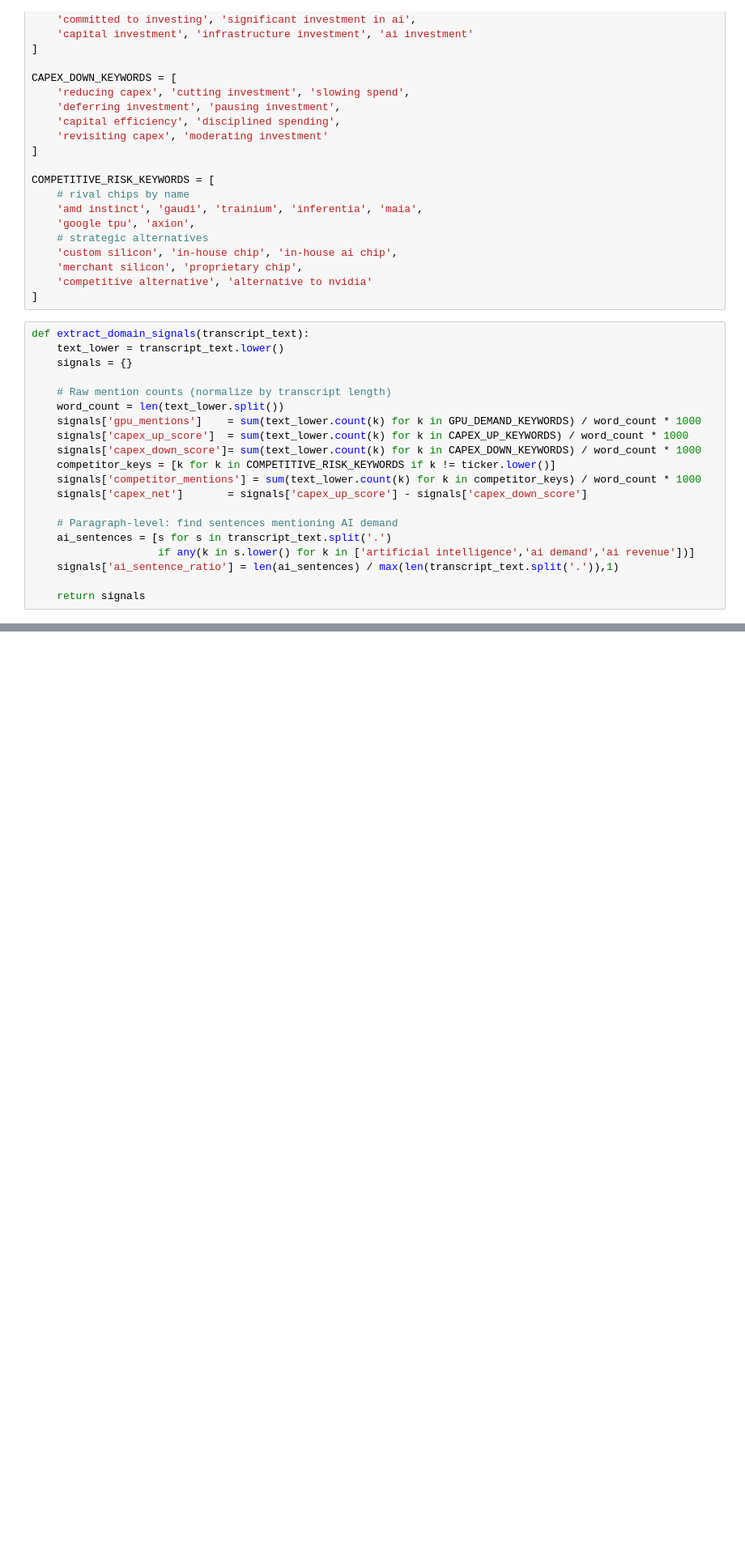
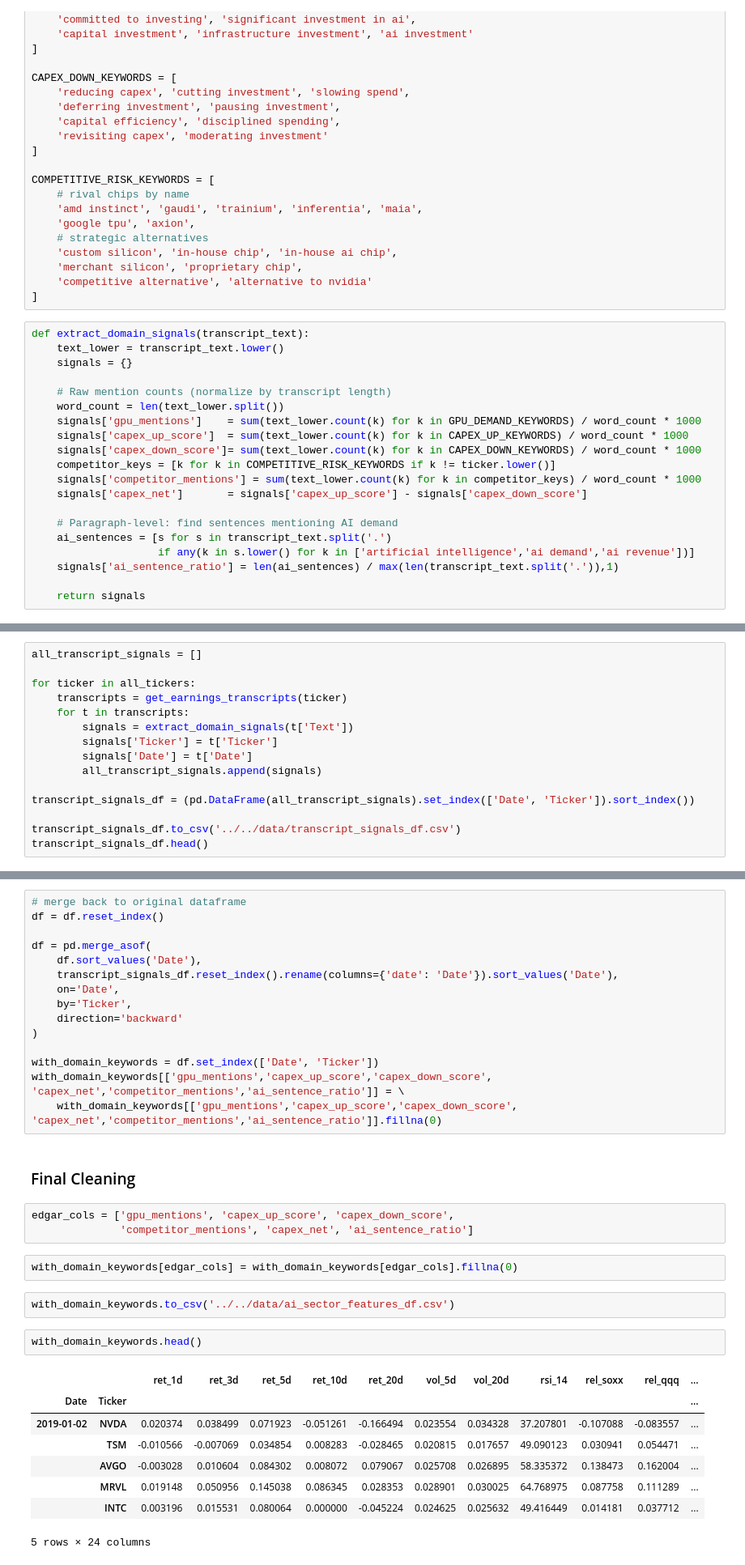
Before and after one commit to heiditam/ai_sector_signal_research, a Jupyter notebook: notebooks/cleaned/data_cleaning.ipynb, the cells around one changed output, grey strips where cells are left out. Shown at 81% size. Drawn from its saved outputs; the diff is of its cells as text; blank space fills up the shorter version.

```diff
--- a/notebooks/cleaned/data_cleaning.ipynb
+++ b/notebooks/cleaned/data_cleaning.ipynb
@@ -305,0 +349,15 @@ TypeError: str expected, not NoneType
+# %%
+all_transcript_signals = []
+
+for ticker in all_tickers:
+    transcripts = get_earnings_transcripts(ticker)
+    for t in transcripts:
+        signals = extract_domain_signals(t['Text'])
+        signals['Ticker'] = t['Ticker']
+        signals['Date'] = t['Date']
+        all_transcript_signals.append(signals)
+
+transcript_signals_df = (pd.DataFrame(all_transcript_signals).set_index(['Date', 'Ticker']).sort_index())
+
+transcript_signals_df.to_csv('../../data/transcript_signals_df.csv')
+transcript_signals_df.head()
@@ -305,0 +378,35 @@ TypeError: str expected, not NoneType
+# %%
+# merge back to original dataframe
+df = df.reset_index()
+
+df = pd.merge_asof(
+    df.sort_values('Date'),
+    transcript_signals_df.reset_index().rename(columns={'date': 'Date'}).sort_values('Date'),
+    on='Date',
+    by='Ticker',
+    direction='backward'
+)
+
+with_domain_keywords = df.set_index(['Date', 'Ticker'])
+with_domain_keywords[['gpu_mentions','capex_up_score','capex_down_score', 'capex_net','competitor_mentions','ai_sentence_ratio']] = \
+    with_domain_keywords[['gpu_mentions','capex_up_score','capex_down_score', 'capex_net','competitor_mentions','ai_sentence_ratio']].fillna(0)
+# %% [markdown]
+### Final Cleaning
+# %%
+edgar_cols = ['gpu_mentions', 'capex_up_score', 'capex_down_score',
+              'competitor_mentions', 'capex_net', 'ai_sentence_ratio']
+# %%
+with_domain_keywords[edgar_cols] = with_domain_keywords[edgar_cols].fillna(0)
+# %%
+with_domain_keywords.to_csv('../../data/ai_sector_features_df.csv')
+# %%
+with_domain_keywords.head()
+# %% [output]
+|  |  | ret_1d | ret_3d | ret_5d | ret_10d | ret_20d | vol_5d | vol_20d | rsi_14 | rel_soxx | rel_qqq | ... |
+| Date | Ticker |  |  |  |  |  |  |  |  |  |  | ... |
+| 2019-01-02 | NVDA | 0.020374 | 0.038499 | 0.071923 | -0.051261 | -0.166494 | 0.023554 | 0.034328 | 37.207801 | -0.107088 | -0.083557 | ... |
+|  | TSM | -0.010566 | -0.007069 | 0.034854 | 0.008283 | -0.028465 | 0.020815 | 0.017657 | 49.090123 | 0.030941 | 0.054471 | ... |
+|  | AVGO | -0.003028 | 0.010604 | 0.084302 | 0.008072 | 0.079067 | 0.025708 | 0.026895 | 58.335372 | 0.138473 | 0.162004 | ... |
+|  | MRVL | 0.019148 | 0.050956 | 0.145038 | 0.086345 | 0.028353 | 0.028901 | 0.030025 | 64.768975 | 0.087758 | 0.111289 | ... |
+|  | INTC | 0.003196 | 0.015531 | 0.080064 | 0.000000 | -0.045224 | 0.024625 | 0.025632 | 49.416449 | 0.014181 | 0.037712 | ... |
+5 rows × 24 columns
```
Also changed, not shown: parts of 7 cells of this notebook, 1 other file.
